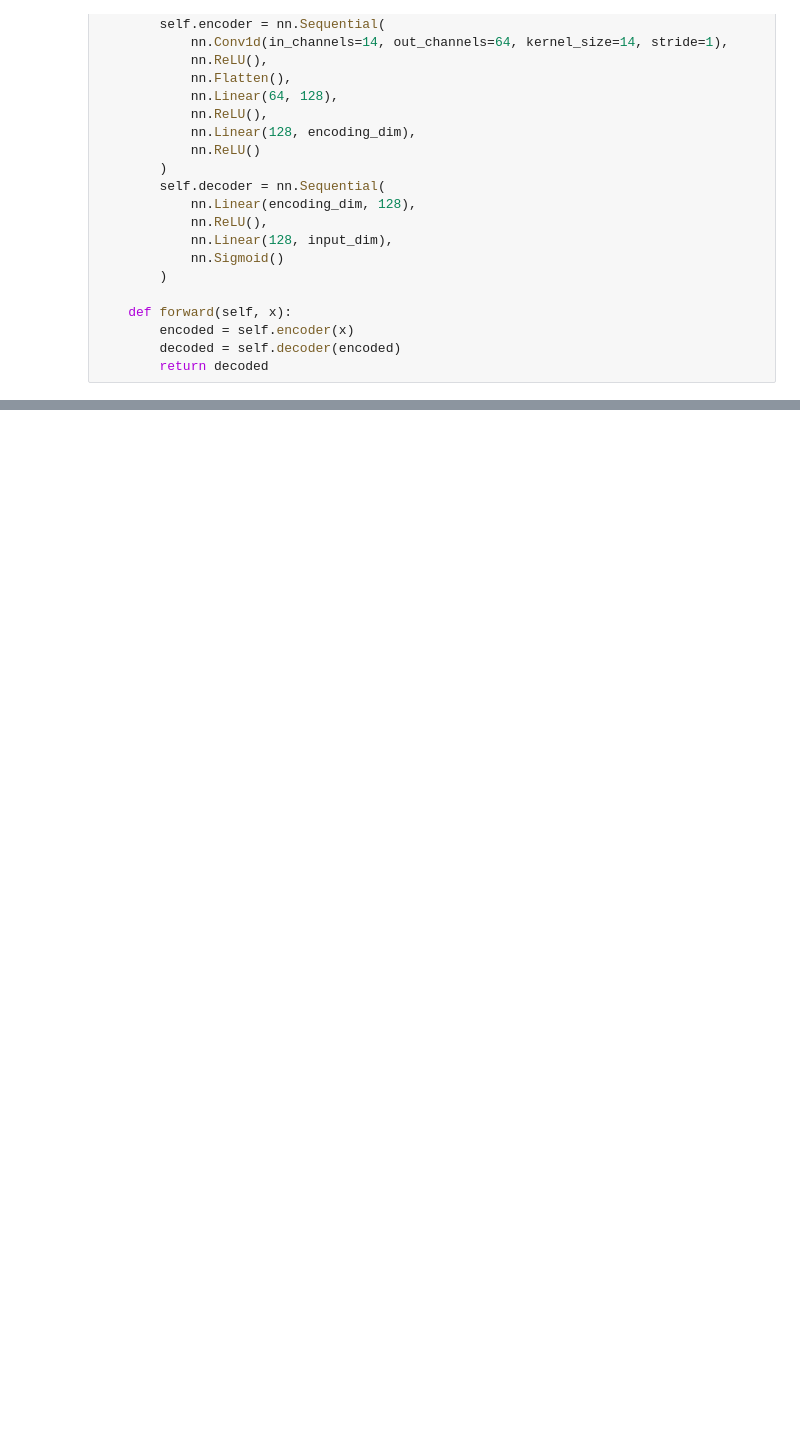
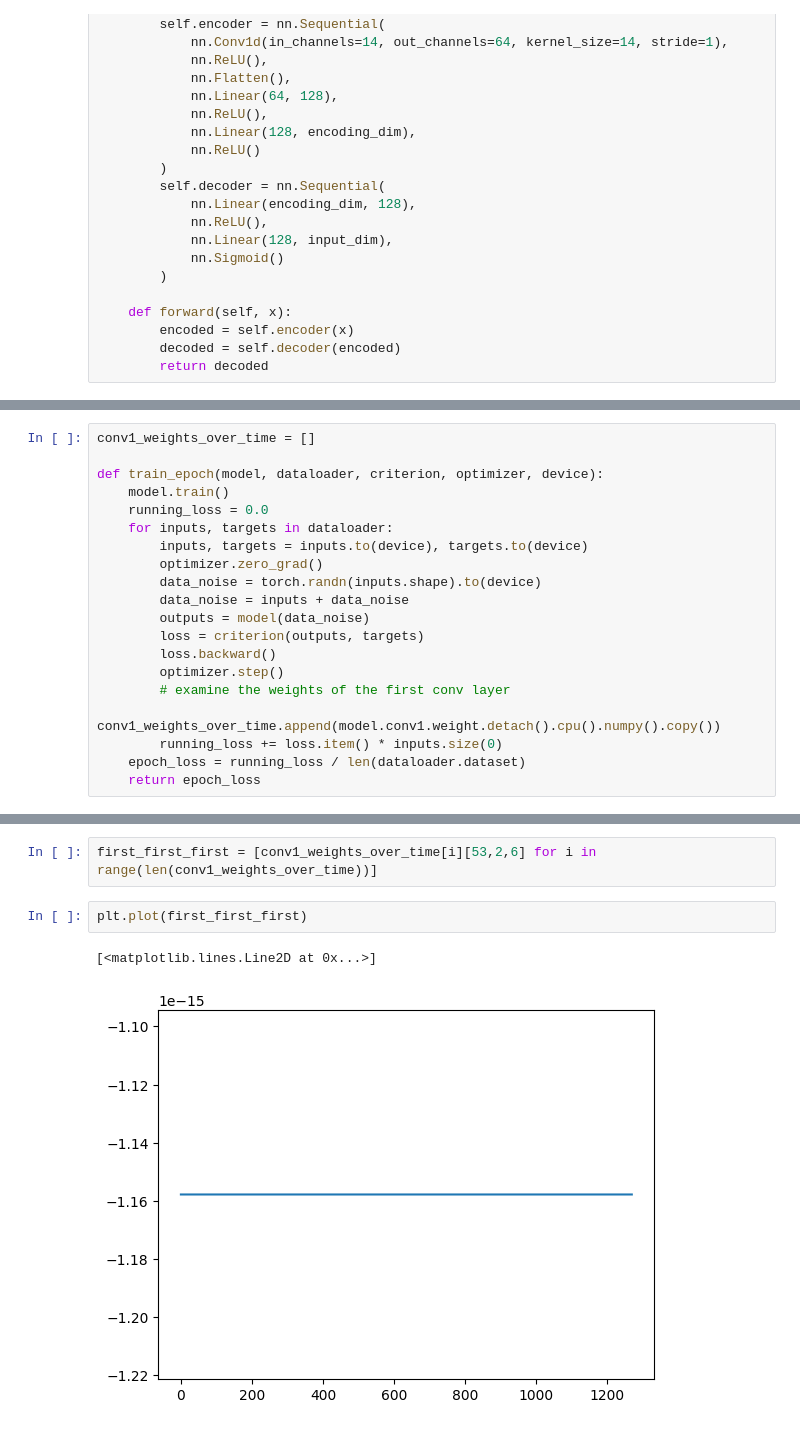
Before and after one commit to nasseralbess/imagined-speech, a Jupyter notebook: simpler.ipynb, the cells around one changed output, grey strips where cells are left out. Cells and saved outputs as stored; diff of their text form; blank space fills up the shorter version.

```diff
--- a/simpler.ipynb
+++ b/simpler.ipynb
@@ -2007,0 +2072,20 @@ torch.Size([1, 65])
+# %%
+conv1_weights_over_time = []
+
+def train_epoch(model, dataloader, criterion, optimizer, device):
+    model.train()
+    running_loss = 0.0
+    for inputs, targets in dataloader:
+        inputs, targets = inputs.to(device), targets.to(device)
+        optimizer.zero_grad()
+        data_noise = torch.randn(inputs.shape).to(device)
+        data_noise = inputs + data_noise
+        outputs = model(data_noise)
+        loss = criterion(outputs, targets)
+        loss.backward()
+        optimizer.step()
+        # examine the weights of the first conv layer
+        conv1_weights_over_time.append(model.conv1.weight.detach().cpu().numpy().copy())
+        running_loss += loss.item() * inputs.size(0)
+    epoch_loss = running_loss / len(dataloader.dataset)
+    return epoch_loss
@@ -2007,0 +2137,7 @@ torch.Size([1, 65])
+# %%
+first_first_first = [conv1_weights_over_time[i][53,2,6] for i in range(len(conv1_weights_over_time))]
+# %%
+plt.plot(first_first_first)
+# %% [output]
+[<matplotlib.lines.Line2D at 0x...>]
+[figure, added]
```
Also changed, not shown: parts of 19 cells of this notebook, 8 other files.
